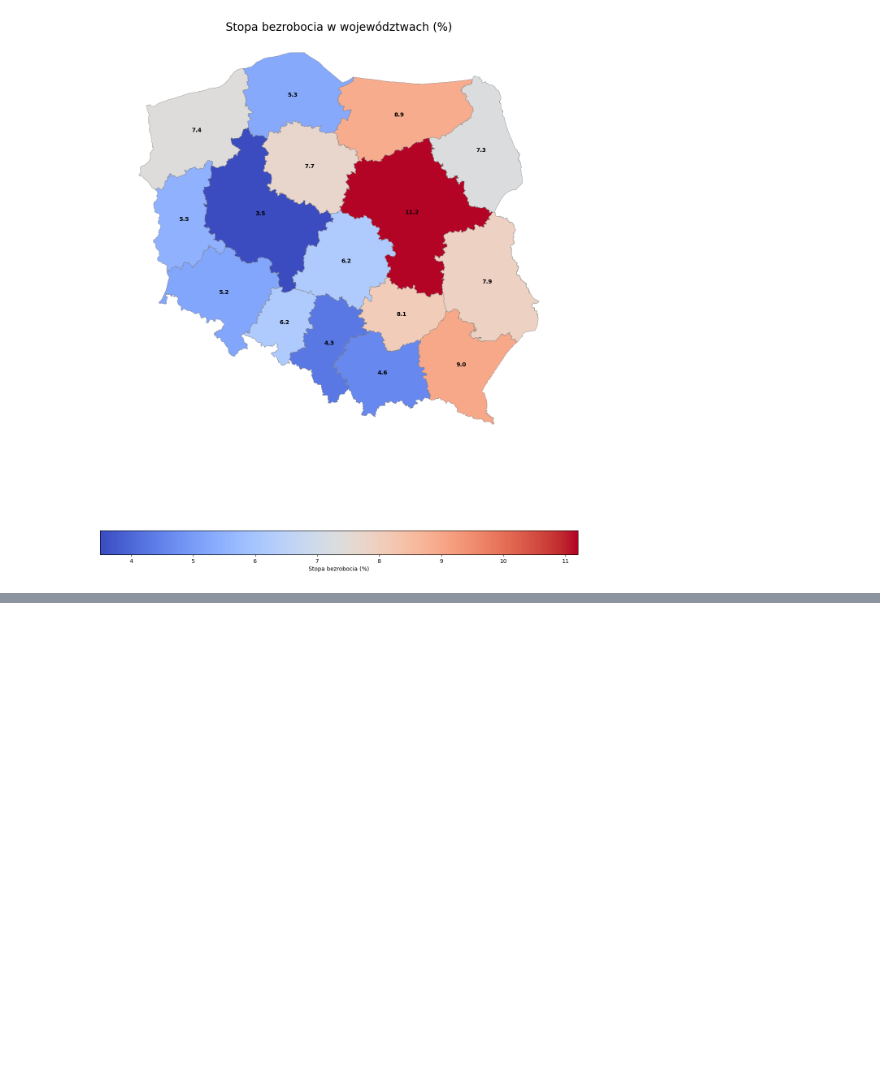
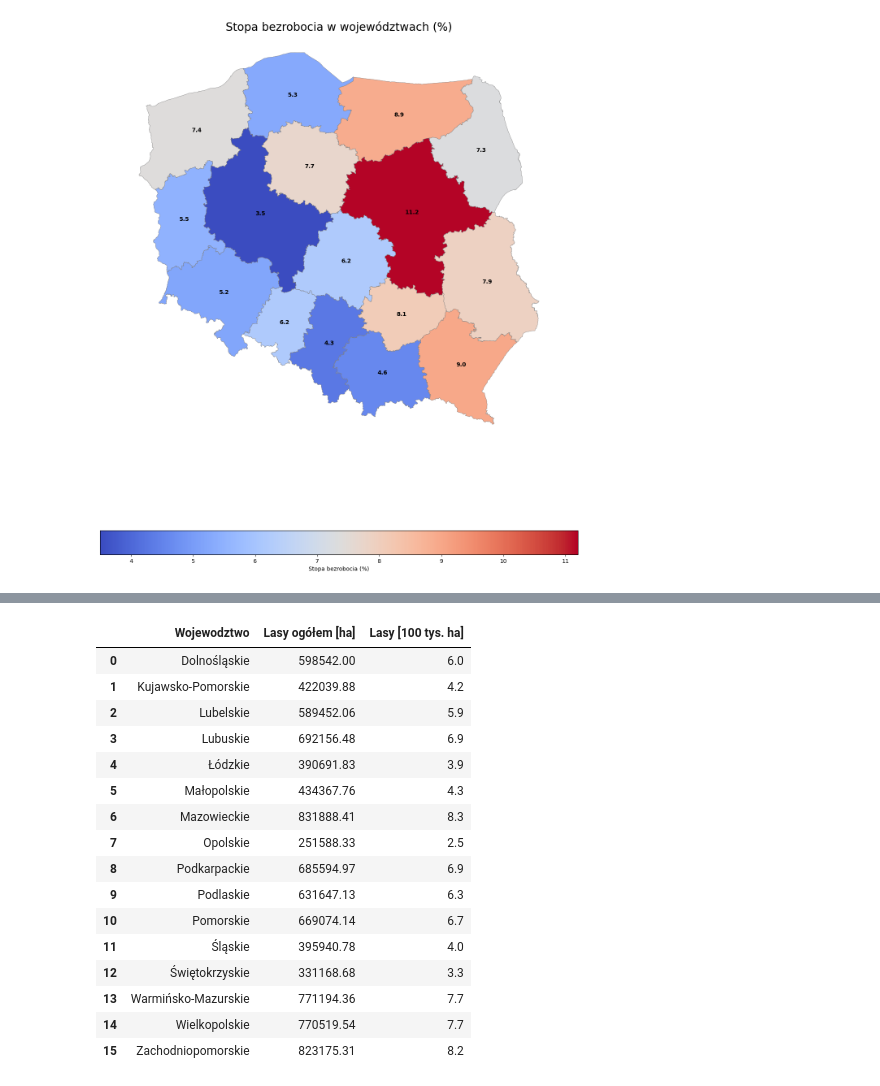
Before and after one commit to RdzaMnieBierze/Polska_Geopandas, a Jupyter notebook: Bezrobocie.ipynb, the cells around one changed output, grey strips where cells are left out. Saved outputs shown, nothing was run; the diff lists cells and outputs as text; code cells hidden in the pictures; blank space fills up the shorter version.

```diff
--- a/Bezrobocie.ipynb
+++ b/Bezrobocie.ipynb
@@ -226,0 +288,22 @@ plt.show()
+# %%
+# Przeliczanie na jednostki 100 000 ha i zaokrąglanie do 1 miejsca po przecinku
+dane_lasy['Lasy [100 tys. ha]'] = (dane_lasy['Lasy ogółem [ha]'] / 100000).round(1)
+dane_lasy
+# %% [output]
+|  | Wojewodztwo | Lasy ogółem [ha] | Lasy [100 tys. ha] |
+| 0 | Dolnośląskie | 598542.00 | 6.0 |
+| 1 | Kujawsko-Pomorskie | 422039.88 | 4.2 |
+| 2 | Lubelskie | 589452.06 | 5.9 |
+| 3 | Lubuskie | 692156.48 | 6.9 |
+| 4 | Łódzkie | 390691.83 | 3.9 |
+| 5 | Małopolskie | 434367.76 | 4.3 |
+| 6 | Mazowieckie | 831888.41 | 8.3 |
+| 7 | Opolskie | 251588.33 | 2.5 |
+| 8 | Podkarpackie | 685594.97 | 6.9 |
+| 9 | Podlaskie | 631647.13 | 6.3 |
+| 10 | Pomorskie | 669074.14 | 6.7 |
+| 11 | Śląskie | 395940.78 | 4.0 |
+| 12 | Świętokrzyskie | 331168.68 | 3.3 |
+| 13 | Warmińsko-Mazurskie | 771194.36 | 7.7 |
+| 14 | Wielkopolskie | 770519.54 | 7.7 |
+| 15 | Zachodniopomorskie | 823175.31 | 8.2 |
```
Also changed, not shown: parts of 7 cells of this notebook, 1 other file.
